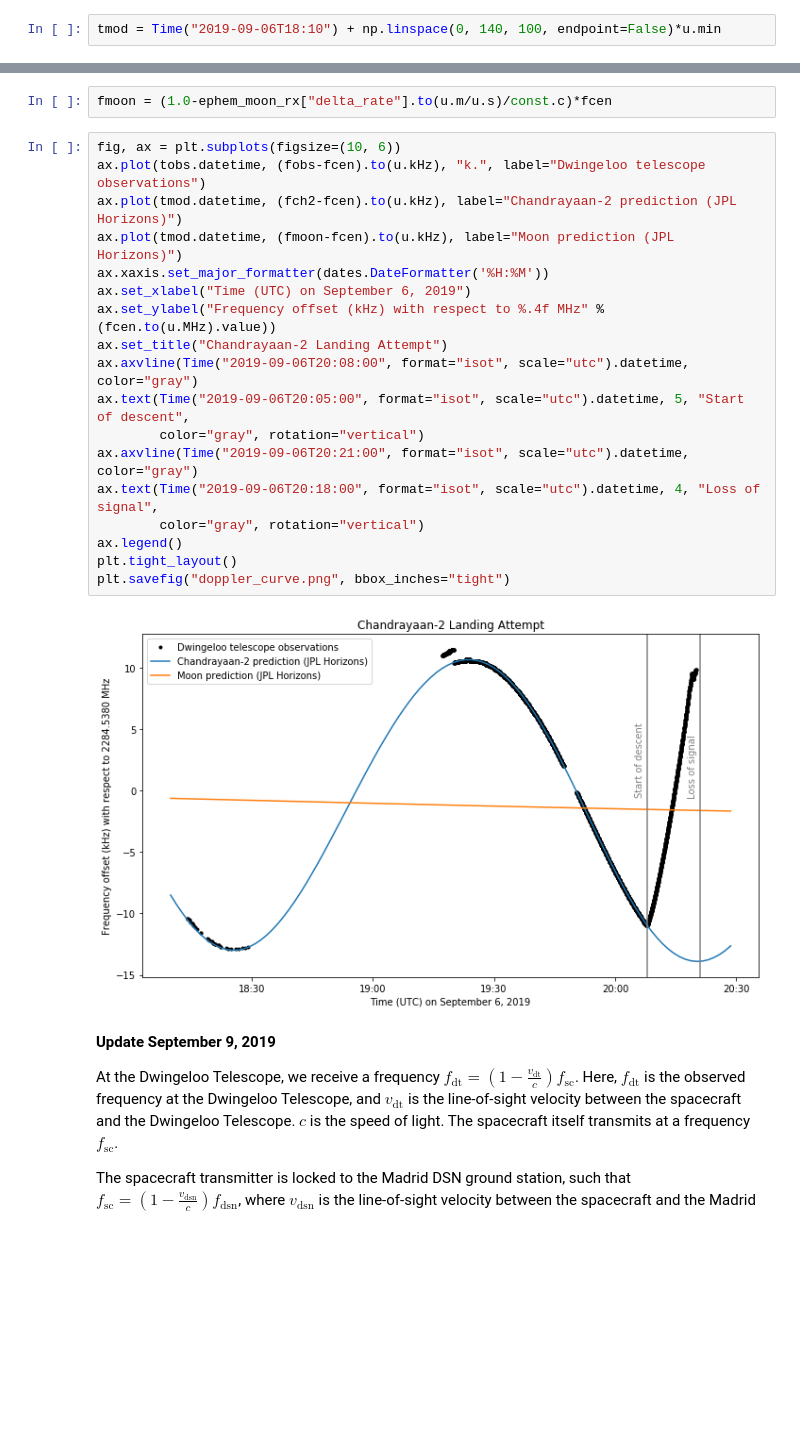
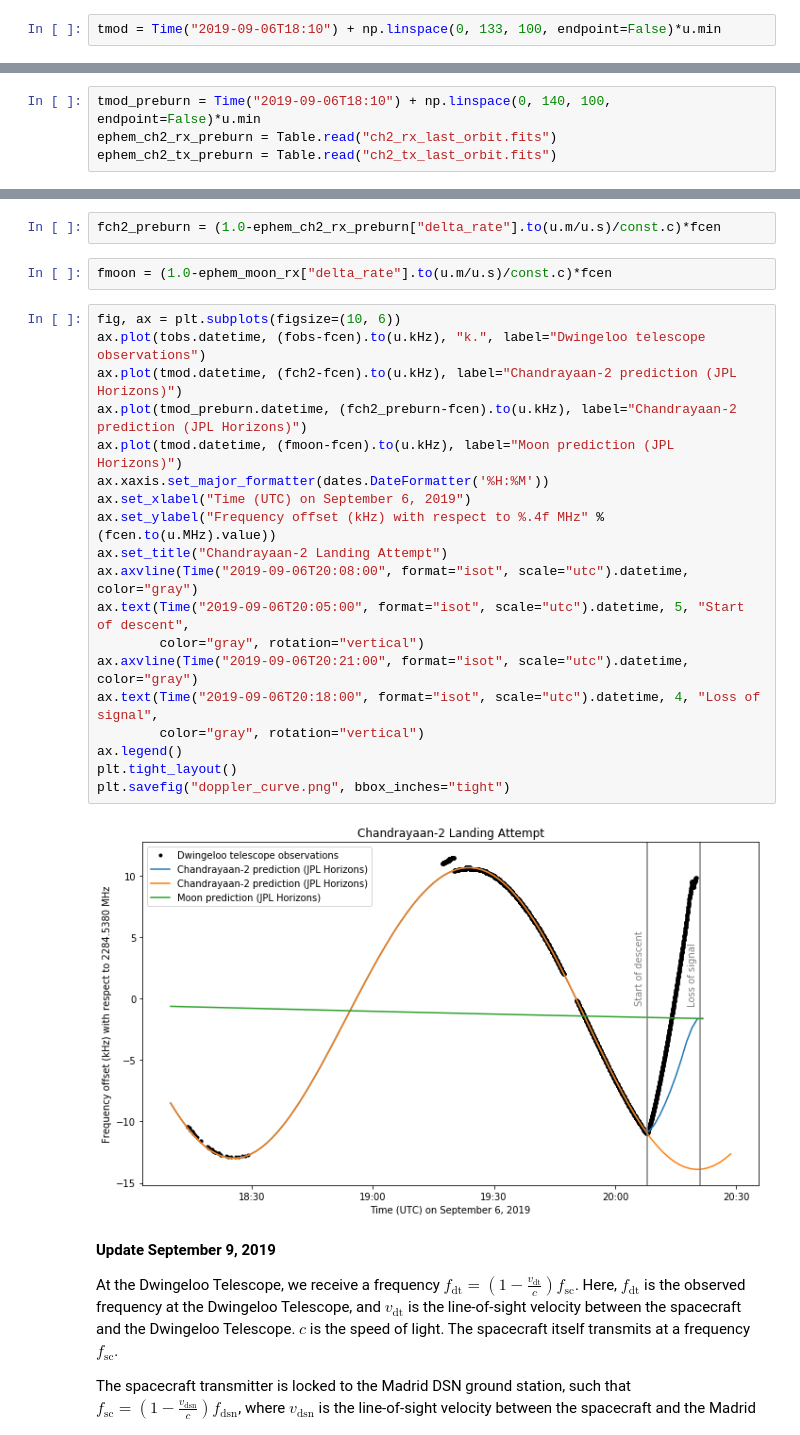
Before and after one commit to cbassa/satellite_analysis, a Jupyter notebook: chandrayaan2_landing.ipynb, the cells around one changed output, grey strips where cells are left out. Saved outputs shown, nothing was run; the diff lists cells and outputs as text; blank space fills up the shorter version.

Commit message:
With updated JPL ephem

```diff
--- a/chandrayaan2_landing.ipynb
+++ b/chandrayaan2_landing.ipynb
@@ -19,7 +38,7 @@ dwingeloo_jpl = {'lat': dwingeloo.lat.deg, 'lon': dwingeloo.lon.deg, 'elevation'
 madrid = EarthLocation(lat="40d25m45", lon="-4d14m57", height="720m")
 madrid_jpl = {'lat': madrid.lat.deg, 'lon': madrid.lon.deg, 'elevation': madrid.height.to(u.m).value}
 # %%
-tmod = Time("2019-09-06T18:10") + np.linspace(0, 140, 100, endpoint=False)*u.min
+tmod = Time("2019-09-06T18:10") + np.linspace(0, 133, 100, endpoint=False)*u.min
 # %%
 ephem_ch2_rx = Horizons(id='Chandrayaan-2 (LANDER spacecraft)', location=dwingeloo_jpl,
                     epochs=list(tmod.jd), id_type='majorbody').ephemerides()
@@ -29,3 +51,7 @@ ephem_ch2_tx = Horizons(id='Chandrayaan-2 (LANDER spacecraft)', location=madrid_
+# %%
+tmod_preburn = Time("2019-09-06T18:10") + np.linspace(0, 140, 100, endpoint=False)*u.min
+ephem_ch2_rx_preburn = Table.read("ch2_rx_last_orbit.fits")
+ephem_ch2_tx_preburn = Table.read("ch2_tx_last_orbit.fits")
 # %%
 ephem_moon_rx = Horizons(id='301', location=dwingeloo_jpl,
                       epochs=list(tmod.jd), id_type='majorbody').ephemerides()
@@ -36,28 +62,31 @@ ephem_moon_tx = Horizons(id='301', location=madrid_jpl,
 fcen = 2284.538*u.MHz
 # %%
 fch2 = (1.0-ephem_ch2_rx["delta_rate"].to(u.m/u.s)/const.c)*fcen
+# %%
+fch2_preburn = (1.0-ephem_ch2_rx_preburn["delta_rate"].to(u.m/u.s)/const.c)*fcen
 # %%
 fmoon = (1.0-ephem_moon_rx["delta_rate"].to(u.m/u.s)/const.c)*fcen
 # %%
 fig, ax = plt.subplots(figsize=(10, 6))
 ax.plot(tobs.datetime, (fobs-fcen).to(u.kHz), "k.", label="Dwingeloo telescope observations")
 ax.plot(tmod.datetime, (fch2-fcen).to(u.kHz), label="Chandrayaan-2 prediction (JPL Horizons)")
+ax.plot(tmod_preburn.datetime, (fch2_preburn-fcen).to(u.kHz), label="Chandrayaan-2 prediction (JPL Horizons)")
 ax.plot(tmod.datetime, (fmoon-fcen).to(u.kHz), label="Moon prediction (JPL Horizons)")
 ax.xaxis.set_major_formatter(dates.DateFormatter('%H:%M'))
 ax.set_xlabel("Time (UTC) on September 6, 2019")
 ax.set_ylabel("Frequency offset (kHz) with respect to %.4f MHz" % (fcen.to(u.MHz).value))
 ax.set_title("Chandrayaan-2 Landing Attempt")
 ax.axvline(Time("2019-09-06T20:08:00", format="isot", scale="utc").datetime, color="gray")
 ax.text(Time("2019-09-06T20:05:00", format="isot", scale="utc").datetime, 5, "Start of descent",
         color="gray", rotation="vertical")
 ax.axvline(Time("2019-09-06T20:21:00", format="isot", scale="utc").datetime, color="gray")
 ax.text(Time("2019-09-06T20:18:00", format="isot", scale="utc").datetime, 4, "Loss of signal",
         color="gray", rotation="vertical")
 ax.legend()
 plt.tight_layout()
 plt.savefig("doppler_curve.png", bbox_inches="tight")
 # %% [output]
-[figure, old version]
+[figure, new version]
 # %% [markdown]
 **Update September 9, 2019**
 
```
Also changed, not shown: parts of 7 cells of this notebook, 2 other files.
